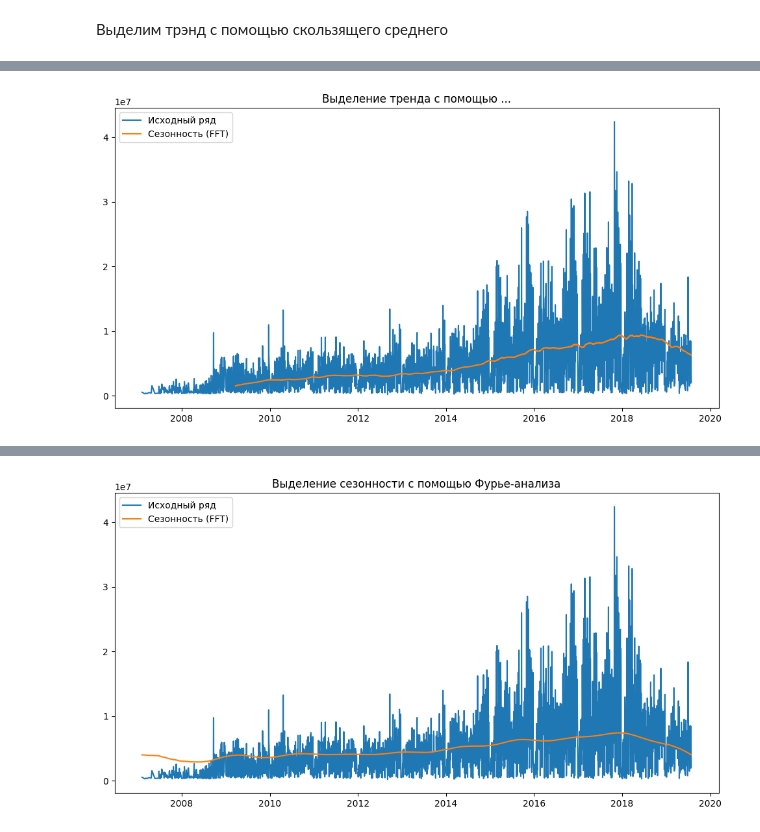
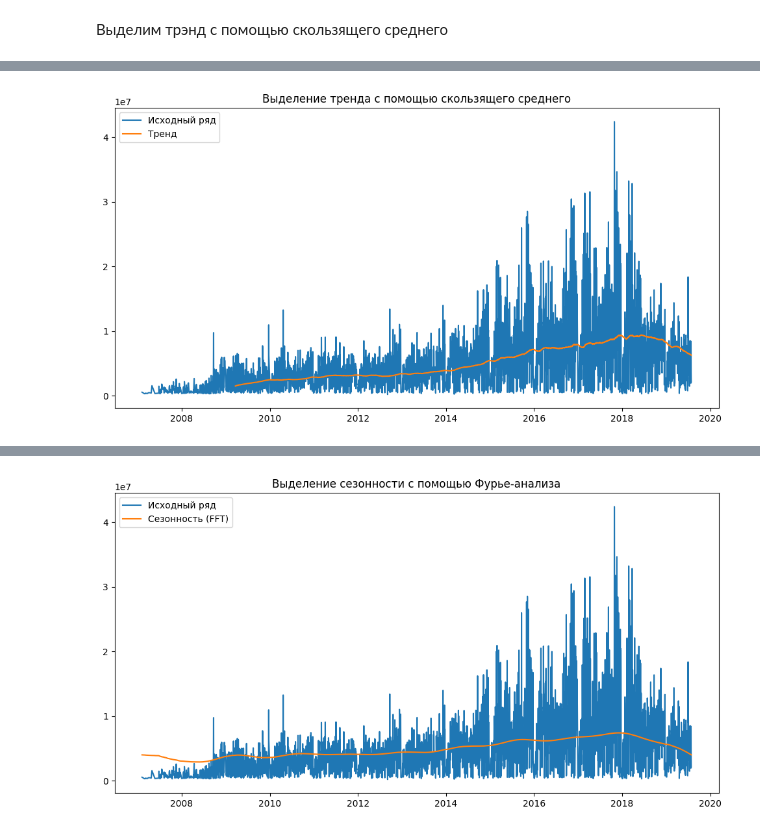
Before and after one commit to DmitriyShalashov/LSTM-House-sales, a Jupyter notebook: House_Sales_LSTM.ipynb, the cells around one changed output, grey strips where cells are left out. Drawn from its saved outputs; the diff is of its cells as text; code cells hidden in the pictures.

```diff
--- a/House_Sales_LSTM.ipynb
+++ b/House_Sales_LSTM.ipynb
@@ -106,12 +108,12 @@ fig.write_html("plot_express.html")
 # %%
 plt.figure(figsize=(12, 6))
 plt.plot(df["price"], label='Исходный ряд')
-plt.plot(df["price"].index, df["rolling_mean"], label='Сезонность (FFT)')
+plt.plot(df["price"].index, df["rolling_mean"], label='Тренд')
 plt.legend()
-plt.title('Выделение тренда с помощью rolling mean')
+plt.title('Выделение тренда с помощью скользящего среднего')
 plt.show()
 # %% [output]
-[figure, old version]
+[figure, new version]
 # %%
 from scipy.signal import savgol_filter
 import plotly.graph_objects as go
```
Also changed, not shown: parts of 26 cells of this notebook.
